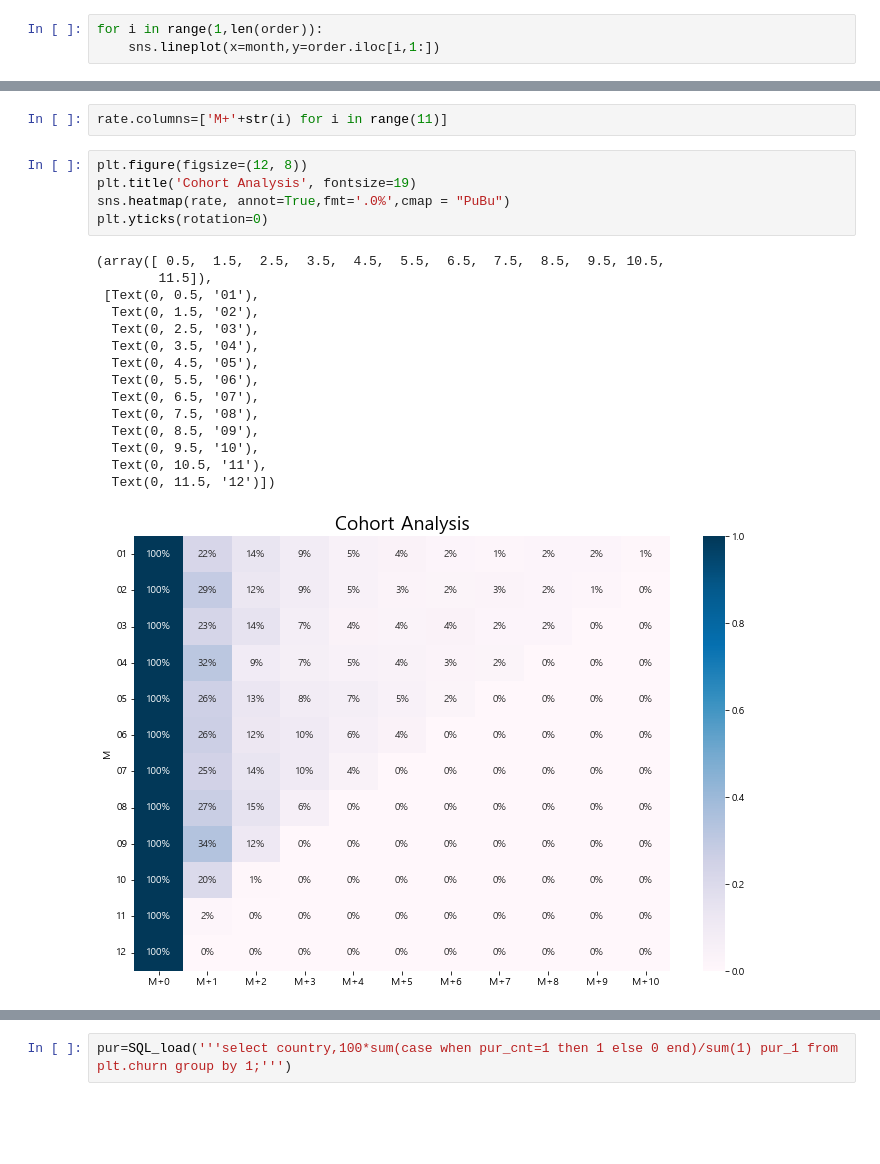
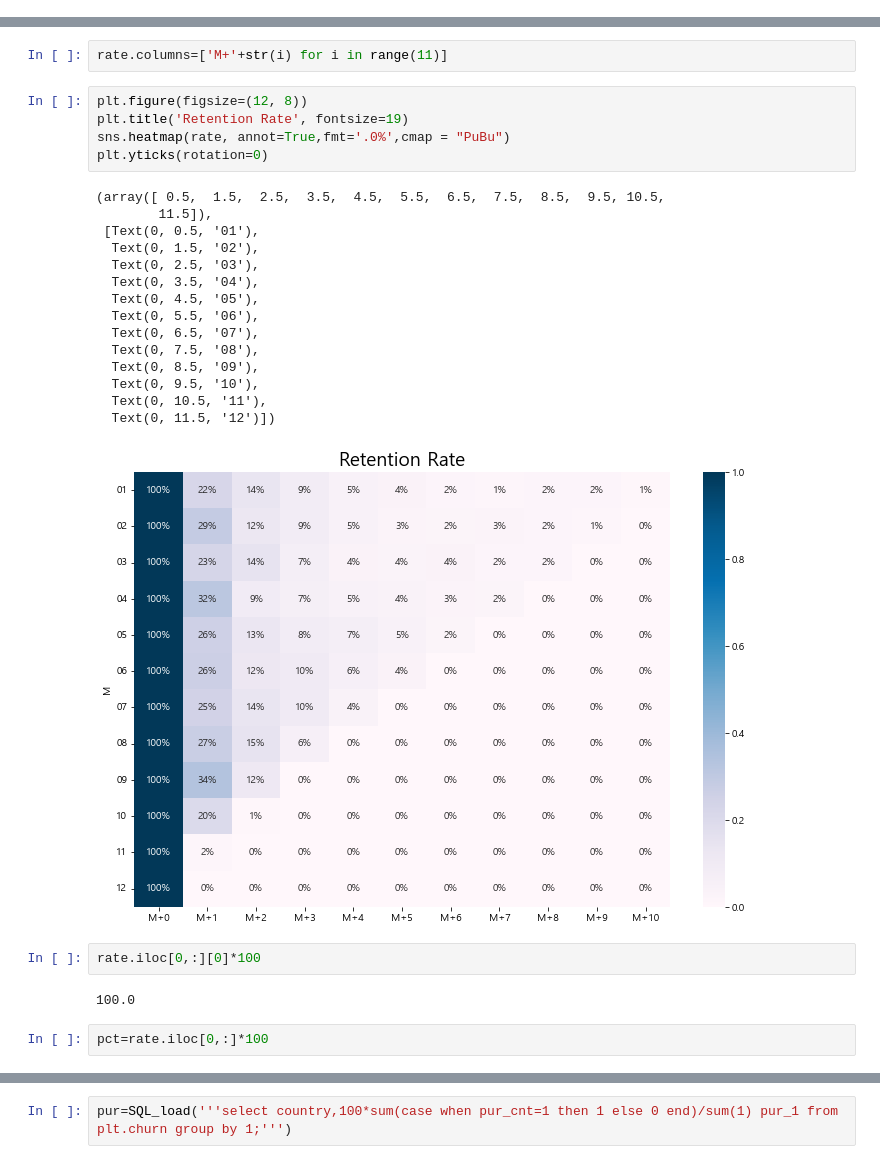
Before and after one commit to JungHunL22/Customer_Analysis_PLT, a Jupyter notebook: code/국가별 비교 시각화.ipynb, the cells around one changed output, grey strips where cells are left out. Saved outputs shown, nothing was run; the diff lists cells and outputs as text; blank space fills up the shorter version.

```diff
--- a/code/국가별 비교 시각화.ipynb
+++ b/code/국가별 비교 시각화.ipynb
@@ -285,6 +337,3 @@ order
 | 7 | Belgium | 58 | 117 | 161 | 116 | 147 | 230 | 128 | 194 | 184 | 264 | ... |
 | 8 | Netherlands | 229 | 189 | 189 | 24 | 215 | 324 | 10 | 280 | 242 | 278 | ... |
 | 9 | Switzerland | 160 | 101 | 58 | 80 | 151 | 125 | 126 | 267 | 192 | 308 | ... |
-# %%
-for i in range(1,len(order)):
-    sns.lineplot(x=month,y=order.iloc[i,1:])
@@ -362,22 +409,28 @@ rate
 rate.columns=['M+'+str(i) for i in range(11)]
 # %%
 plt.figure(figsize=(12, 8))
-plt.title('Cohort Analysis', fontsize=19)
+plt.title('Retention Rate', fontsize=19)
 sns.heatmap(rate, annot=True,fmt='.0%',cmap = "PuBu")
 plt.yticks(rotation=0)
 # %% [output]
 (array([ 0.5,  1.5,  2.5,  3.5,  4.5,  5.5,  6.5,  7.5,  8.5,  9.5, 10.5,
         11.5]),
  [Text(0, 0.5, '01'),
   Text(0, 1.5, '02'),
   Text(0, 2.5, '03'),
   Text(0, 3.5, '04'),
   Text(0, 4.5, '05'),
   Text(0, 5.5, '06'),
   Text(0, 6.5, '07'),
   Text(0, 7.5, '08'),
   Text(0, 8.5, '09'),
   Text(0, 9.5, '10'),
   Text(0, 10.5, '11'),
   Text(0, 11.5, '12')])
-[figure, old version]
+[figure, new version]
+# %%
+rate.iloc[0,:][0]*100
+# %% [output]
+100.0
+# %%
+pct=rate.iloc[0,:]*100
```
Also changed, not shown: parts of 11 cells of this notebook, 1 other file.
